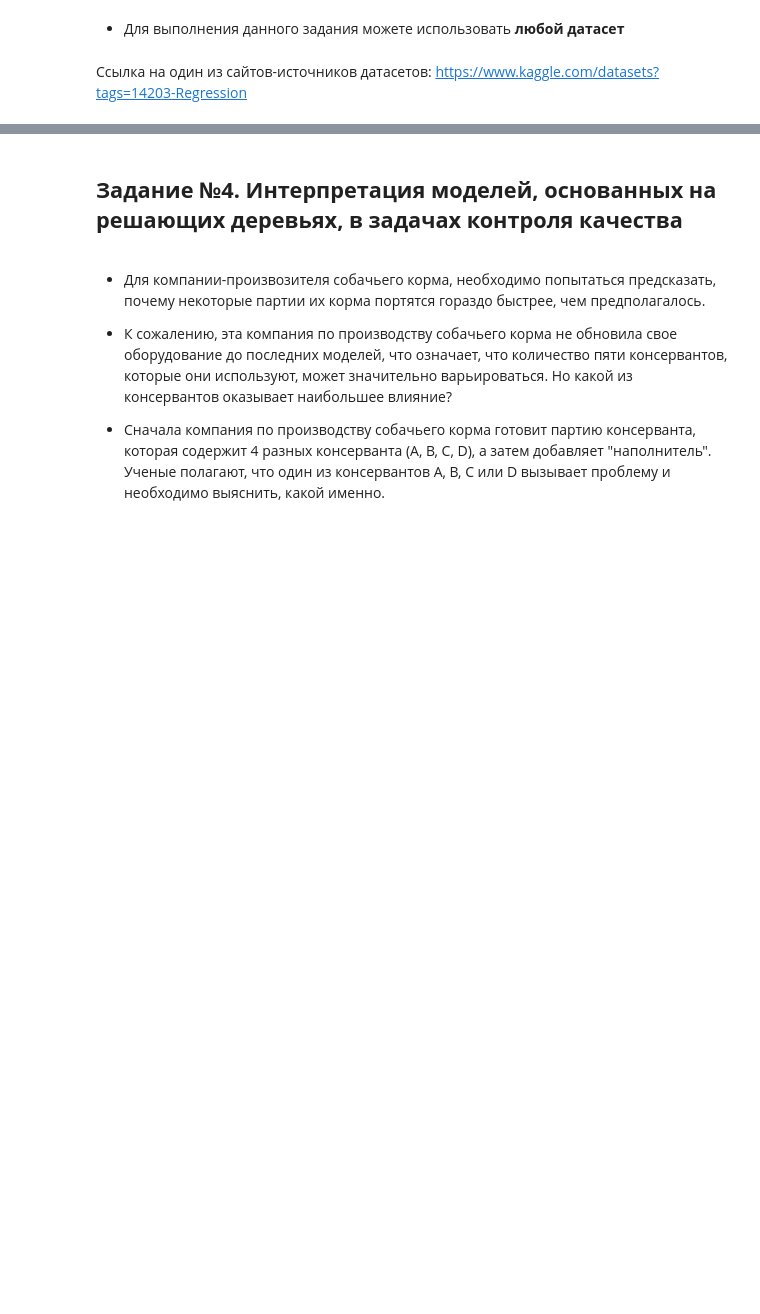
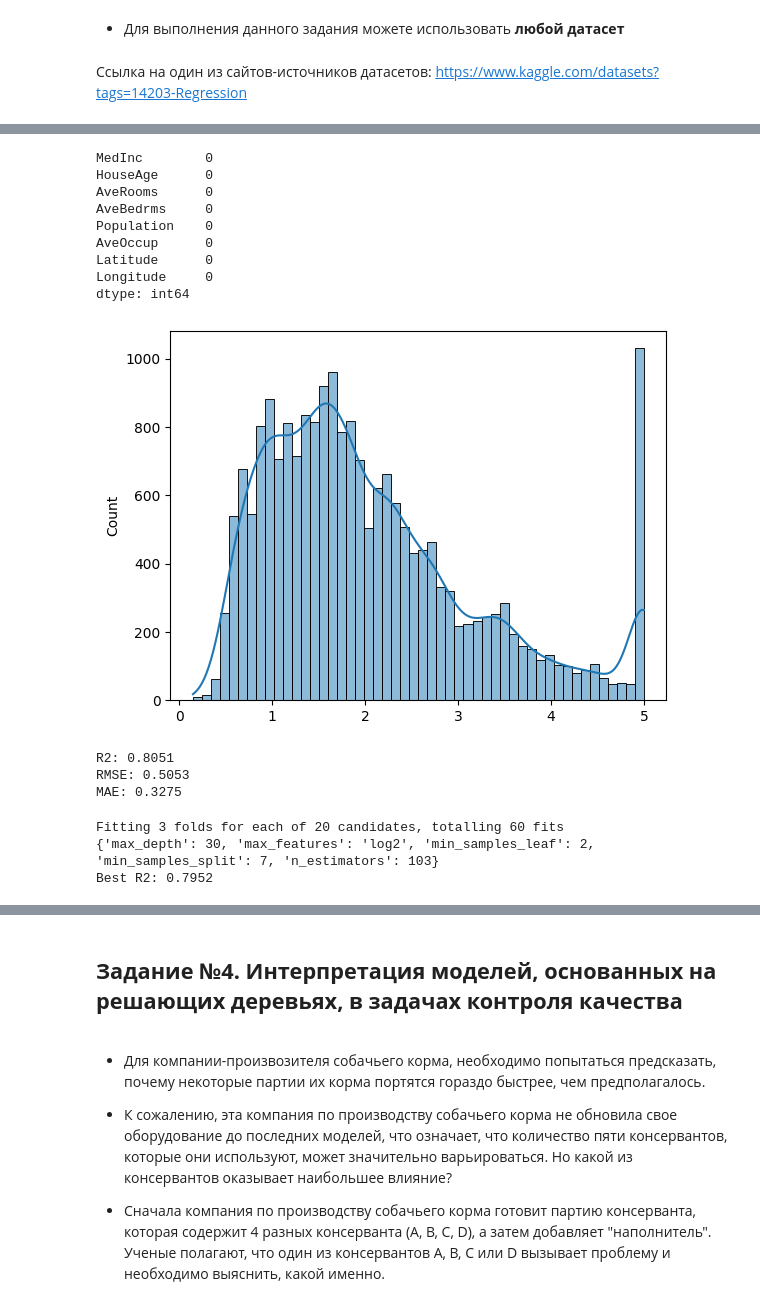
Before and after one commit to Lucaschewitch/Machine-Learning, a Jupyter notebook: Практическая_работа_№7_Random_forest(почти законч).ipynb, the cells around one changed output, grey strips where cells are left out. Cells and saved outputs as stored; diff of their text form; code cells hidden in the pictures; blank space fills up the shorter version.

```diff
--- a/Практическая_работа_№7_Random_forest(почти законч).ipynb
+++ b/Практическая_работа_№7_Random_forest(почти законч).ipynb
@@ -317,0 +452,16 @@ weighted avg       0.72      0.73      0.72       179
+# %%
+# Ваш код
+import numpy as np
+import pandas as pd
+import matplotlib.pyplot as plt
+import seaborn as sns
+from sklearn.datasets import fetch_california_housing
+from sklearn.model_selection import train_test_split, RandomizedSearchCV, GridSearchCV
+from sklearn.ensemble import RandomForestRegressor
+from sklearn.metrics import mean_squared_error, mean_absolute_error, r2_score
+
+housing = fetch_california_housing()
+X = pd.DataFrame(housing.data, columns=housing.feature_names)
+y = housing.target
+
+X.head()
@@ -317,0 +475,60 @@ weighted avg       0.72      0.73      0.72       179
+# %%
+print(X.isnull().sum())
+
+X.describe()
+
+sns.histplot(y, bins=50, kde=True)
+plt.show()
+# %% [output]
+MedInc        0
+HouseAge      0
+AveRooms      0
+AveBedrms     0
+Population    0
+AveOccup      0
+Latitude      0
+Longitude     0
+dtype: int64
+[figure, added]
+# %%
+X_train, X_test, y_train, y_test = train_test_split(X, y, test_size=0.2, random_state=42)
+
+base_rf = RandomForestRegressor(n_estimators=100, random_state=42, n_jobs=-1)
+base_rf.fit(X_train, y_train)
+
+y_pred_base = base_rf.predict(X_test)
+base_r2 = r2_score(y_test, y_pred_base)
+base_rmse = np.sqrt(mean_squared_error(y_test, y_pred_base))
+
+print(f"R2: {base_r2:.4f}")
+print(f"RMSE: {base_rmse:.4f}")
+print(f"MAE: {mean_absolute_error(y_test, y_pred_base):.4f}")
+# %% [output]
+R2: 0.8051
+RMSE: 0.5053
+MAE: 0.3275
+# %%
+from sklearn.model_selection import RandomizedSearchCV
+from scipy.stats import randint
+import numpy as np
+
+n_samples = 10000
+if X_train.shape[0] > n_samples:
+    idx = np.random.choice(X_train.shape[0], n_samples, replace=False)
+    X_train_sub = X_train.iloc[idx]
+    y_train_sub = y_train[idx]
+else:
+    X_train_sub = X_train
+    y_train_sub = y_train
+
+param_dist = {'n_estimators': randint(50, 200), 'max_depth': [None, 10, 20, 30], 'min_samples_split': randint(2, 10), 'min_samples_leaf': randint(1, 5), 'max_features': ['sqrt', 'log2', None]}
+random_search = RandomizedSearchCV(estimator=RandomForestRegressor(random_state=42, n_jobs=-1), param_distributions=param_dist, n_iter=20, cv=3, scoring='r2', verbose=1, random_state=42, n_jobs=-1)
+
+random_search.fit(X_train_sub, y_train_sub)
+
+print(random_search.best_params_)
+print(f"Best R2: {random_search.best_score_:.4f}")
+# %% [output]
+Fitting 3 folds for each of 20 candidates, totalling 60 fits
+{'max_depth': 30, 'max_features': 'log2', 'min_samples_leaf': 2, 'min_samples_split': 7, 'n_estimators': 103}
+Best R2: 0.7952
```
Also changed, not shown: parts of 17 cells of this notebook.
